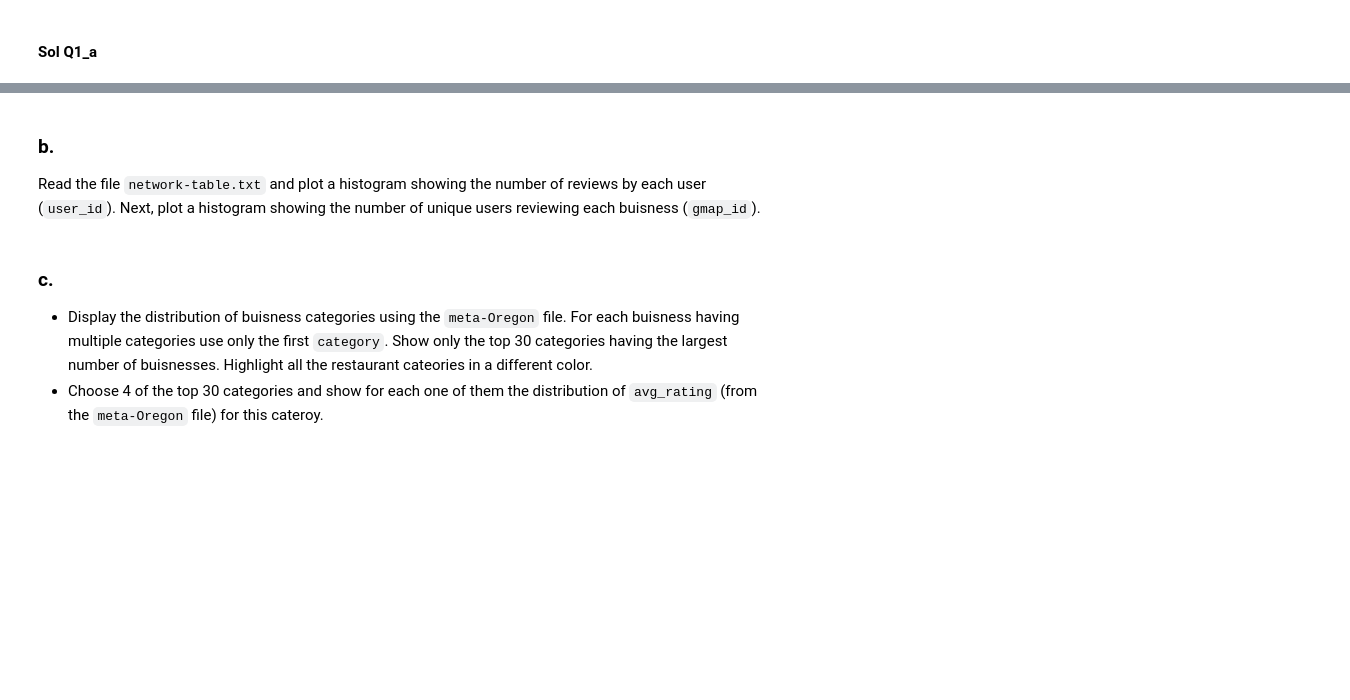
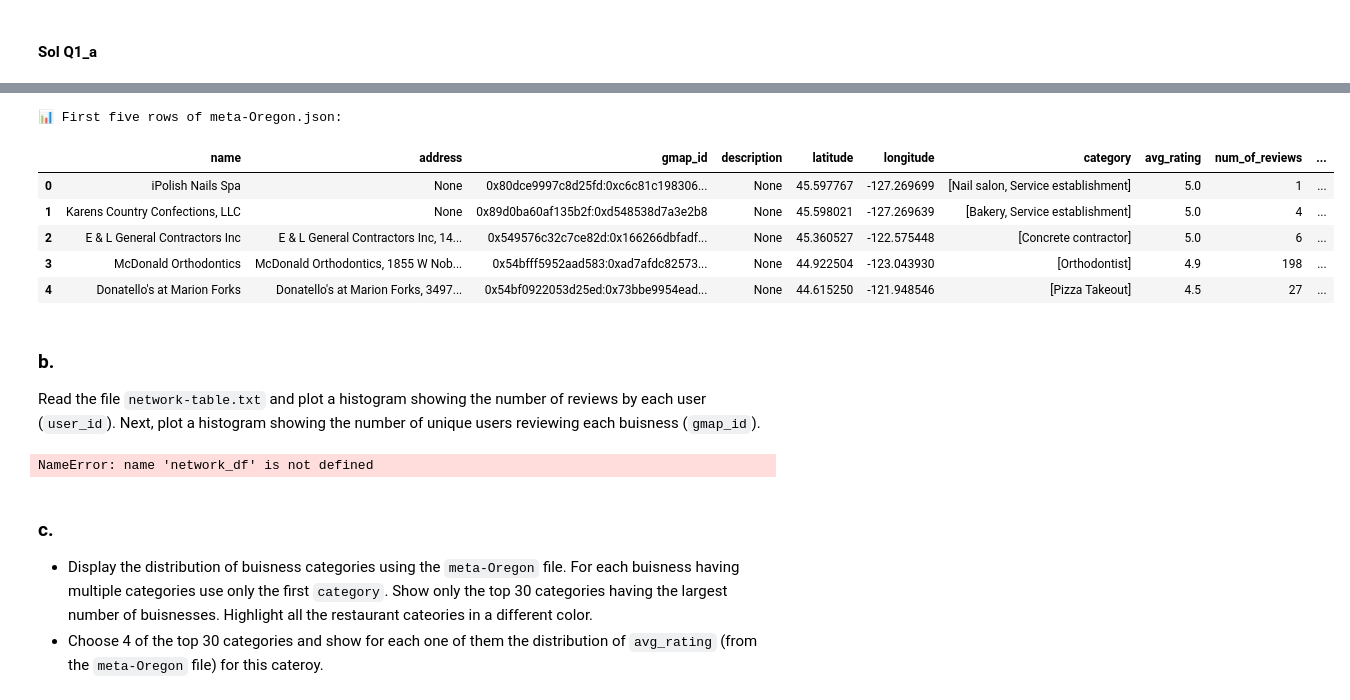
Before and after one commit to NathanP23/Big-Data-Mining-52002, a Jupyter notebook: Final/HomeExam_52002_2024_25_[ID]_NetworksStreamingUnix.ipynb, the cells around one changed output, grey strips where cells are left out. Drawn from its saved outputs; the diff is of its cells as text; code cells hidden in the pictures; blank space fills up the shorter version.

```diff
--- a/Final/HomeExam_52002_2024_25_[ID]_NetworksStreamingUnix.ipynb
+++ b/Final/HomeExam_52002_2024_25_[ID]_NetworksStreamingUnix.ipynb
@@ -767,8 +743,62 @@ print(meta_df.head(), "\n")
+# %%
+META_DATA_PATH = 'Data/meta-Oregon.json'
+
+# Read meta-Oregon.json (assuming each line is a JSON object)
+meta_data = []
+with open(META_DATA_PATH, 'r') as f:
+    for line in f:
+        try:
+            meta_data.append(json.loads(line))
+        except json.JSONDecodeError:
+            continue  # Skip malformed lines
+
+meta_df = pd.DataFrame(meta_data)
+print("📊 First five rows of meta-Oregon.json:")
+meta_df.head()
+# %% [output]
+📊 First five rows of meta-Oregon.json:
+|  | name | address | gmap_id | description | latitude | longitude | category | avg_rating | num_of_reviews | ... |
+| 0 | iPolish Nails Spa | None | 0x80dce9997c8d25fd:0xc6c81c198306... | None | 45.597767 | -127.269699 | [Nail salon, Service establishment] | 5.0 | 1 | ... |
+| 1 | Karens Country Confections, LLC | None | 0x89d0ba60af135b2f:0xd548538d7a3e2b8 | None | 45.598021 | -127.269639 | [Bakery, Service establishment] | 5.0 | 4 | ... |
+| 2 | E & L General Contractors Inc | E & L General Contractors Inc, 14... | 0x549576c32c7ce82d:0x166266dbfadf... | None | 45.360527 | -122.575448 | [Concrete contractor] | 5.0 | 6 | ... |
+| 3 | McDonald Orthodontics | McDonald Orthodontics, 1855 W Nob... | 0x54bfff5952aad583:0xad7afdc82573... | None | 44.922504 | -123.043930 | [Orthodontist] | 4.9 | 198 | ... |
+| 4 | Donatello's at Marion Forks | Donatello's at Marion Forks, 3497... | 0x54bf0922053d25ed:0x73bbe9954ead... | None | 44.615250 | -121.948546 | [Pizza Takeout] | 4.5 | 27 | ... |
 # %% [markdown]
 
 ### b.
 Read the file `network-table.txt` and plot a histogram showing the number of reviews by each user (`user_id`).
 Next, plot a histogram showing the number of unique users reviewing each buisness (`gmap_id`).
+# %%
+import matplotlib.pyplot as plt
+
+network_df.columns = ['gmap_id_from', 'user_id', 'rating_from', 'gmap_id_to', 'rating_to']
+
+# Count businesses reviewed per user
+unique_reviews_per_user = network_df[['user_id', 'gmap_id_from']].groupby('user_id').size().reset_index(name='reviews_count')
+
+# Count unique users reviewing each business
+business_reviews_count = network_df[['gmap_id_from', 'user_id']].drop_duplicates().groupby('gmap_id_from').size().reset_index(name='users_per_business')
+
+plt.figure(figsize=(12, 5))
+
+plt.subplot(1, 2, 1)
+plt.hist(unique_reviews_per_user['reviews_count'], bins=30, color='lightblue', edgecolor='black')
+plt.xlabel("Number of Reviews per User")
+plt.ylabel("Number of Users")
+plt.title("Histogram of Reviews per User")
+plt.yscale('log')
+
+plt.subplot(1, 2, 2)
+plt.hist(business_reviews_count['users_per_business'], bins=50, color='lightgreen', edgecolor='red')
+plt.xlabel("Number of Unique Users per Business")
+plt.ylabel("Number of Businesses")
+plt.title("Histogram of Users per Business")
+plt.yscale('log')
+
+plt.tight_layout()
+plt.show()
+# %% [output]
+NameError: name 'network_df' is not defined
 # %% [markdown]
 ### c.
   - Display the distribution of buisness categories using the `meta-Oregon` file. For each buisness having multiple categories use only the first `category`. Show only the top 30 categories having the largest number of buisnesses. Highlight all the restaurant cateories  in a different color.
```
Also changed, not shown: parts of 7 cells of this notebook.
